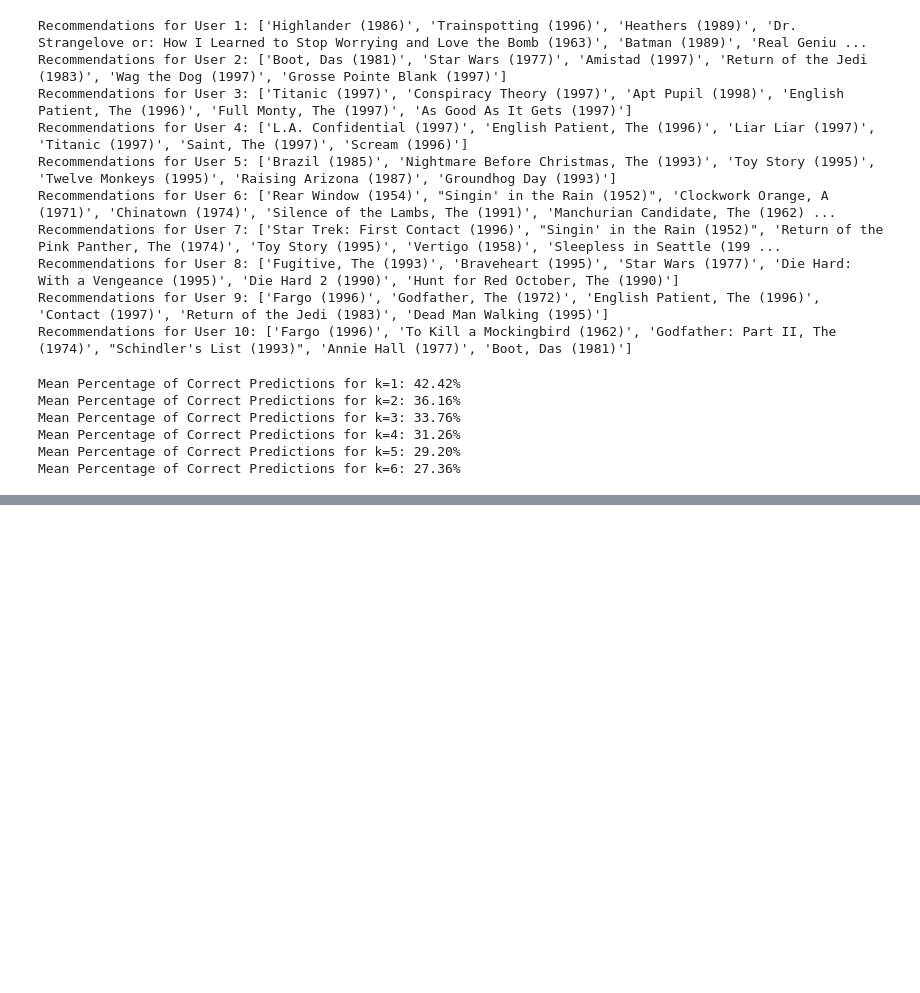
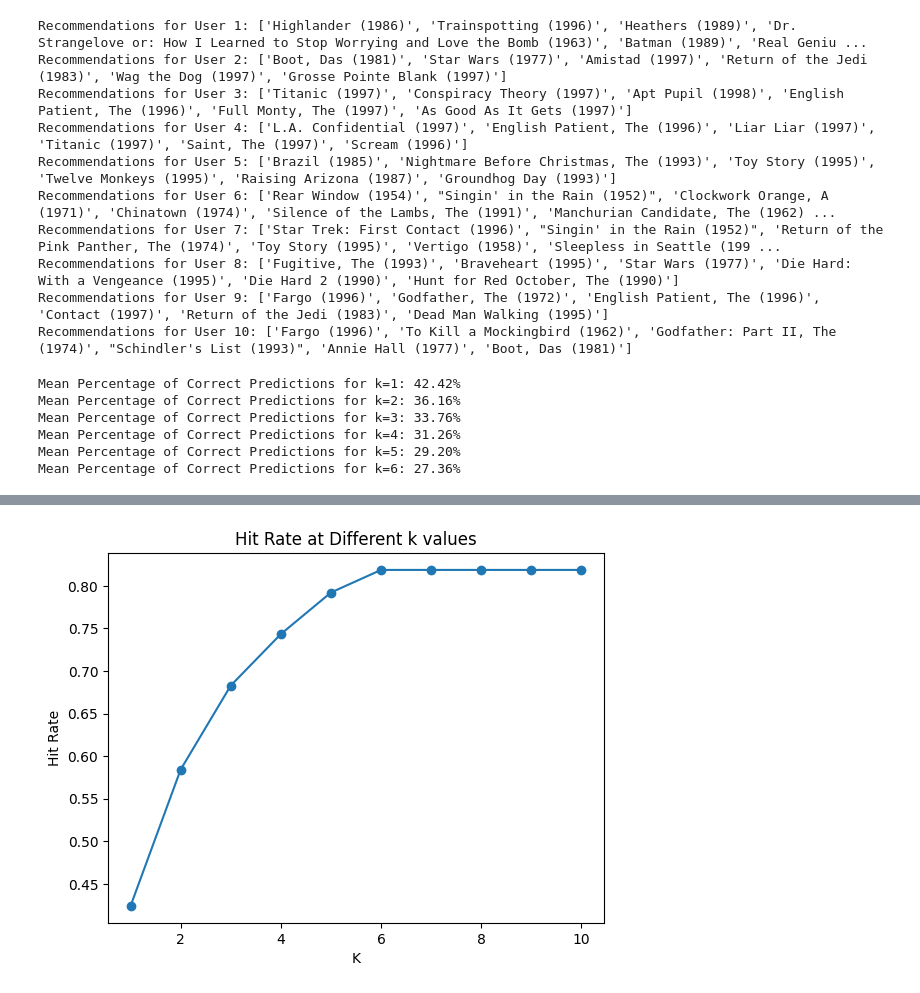
Before and after one commit to jiaawe/movielens_recommendation, a Jupyter notebook: collaborative-filtering.ipynb, the cells around one changed output, grey strips where cells are left out. Drawn from its saved outputs; the diff is of its cells as text; code cells hidden in the pictures; blank space fills up the shorter version.

```diff
--- a/collaborative-filtering.ipynb
+++ b/collaborative-filtering.ipynb
@@ -175,0 +215,19 @@ Mean Percentage of Correct Predictions for k=6: 27.36%
+# %%
+def calculate_hit_rate(recommendations, test_df, K):
+    relevant_items = test_df.groupby('user_id')['item_id'].apply(set).to_dict()
+    hits = 0
+    for user_id, recommended_movies in recommendations.items():
+        if len(set(recommended_movies[:K]) & relevant_items.get(user_id, set())) > 0:
+            hits += 1
+    return hits / len(recommendations)
+
+k_values = range(1, 11)
+hit_rates = [calculate_hit_rate(recommendations, test_df, k) for k in k_values]
+
+plt.plot(k_values, hit_rates, marker='o')
+plt.title("Hit Rate at Different k values")
+plt.xlabel("K")
+plt.ylabel("Hit Rate")
+plt.show()
+# %% [output]
+[figure, added]
```
Also changed, not shown: parts of 1 cell of this notebook.
